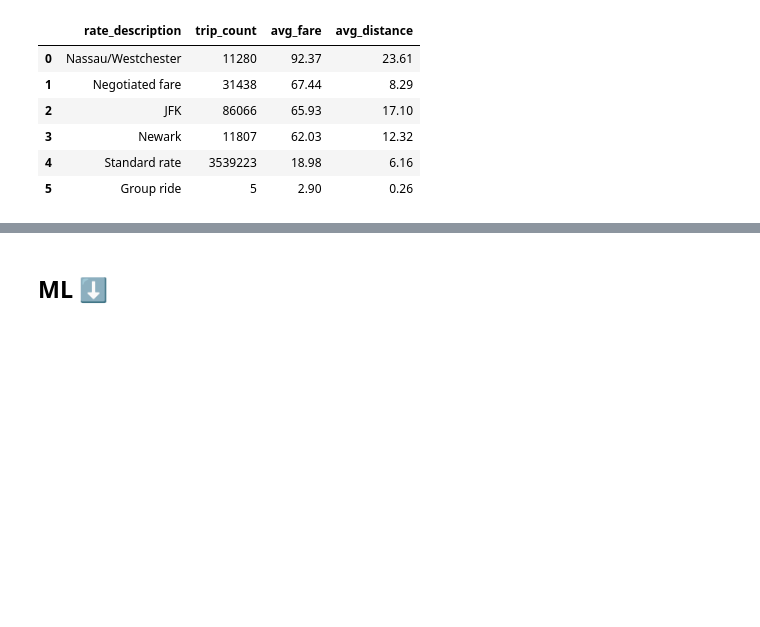
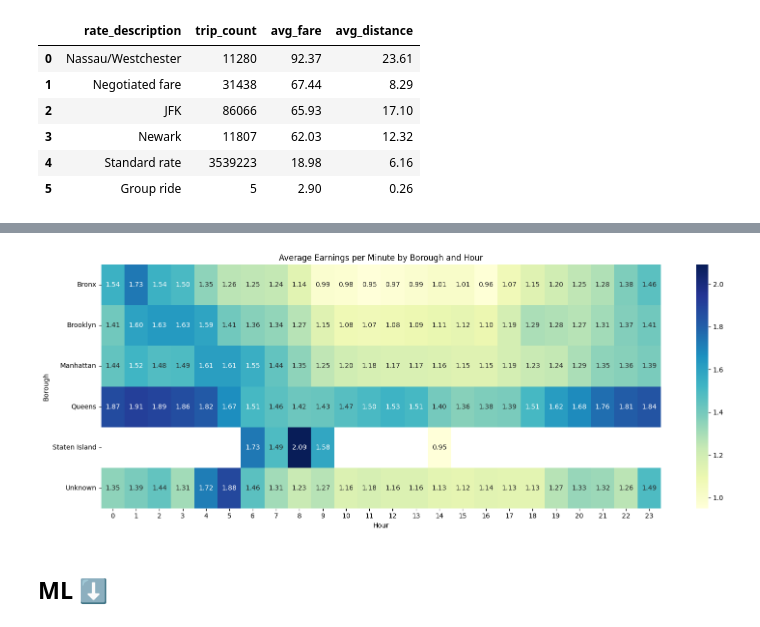
Before and after one commit to sogandghiami/Uber_taxi, a Jupyter notebook: nyc_yellow_taxi_analysis.ipynb, the cells around one changed output, grey strips where cells are left out. Saved outputs shown, nothing was run; the diff lists cells and outputs as text; code cells hidden in the pictures; blank space fills up the shorter version.

Commit message:
feat: analyze average earnings per minute by borough and hour

```diff
--- a/nyc_yellow_taxi_analysis.ipynb
+++ b/nyc_yellow_taxi_analysis.ipynb
@@ -428,3 +428,23 @@ result2
 | 3 | Newark | 11807 | 62.03 | 12.32 |
 | 4 | Standard rate | 3539223 | 18.98 | 6.16 |
 | 5 | Group ride | 5 | 2.90 | 0.26 |
+# %%
+query3 = '''
+SELECT
+    dl.borough,
+    ft.pickup_hour,
+    COUNT(*) AS trip_count,
+    ROUND(AVG(ft.fare_amount), 2) AS avg_fare,
+    ROUND(AVG(ft.fare_amount / ft.trip_duration_minutes), 2) AS avg_earnings_per_minute
+FROM fact_trip ft
+JOIN dim_location dl ON ft.pickup_location_id = dl.location_id
+WHERE ft.trip_duration_minutes >= 2
+  AND ft.trip_duration_minutes <= 180
+  AND dl.borough IS NOT NULL
+GROUP BY dl.borough, ft.pickup_hour
+HAVING COUNT(*) >= 20
+ORDER BY dl.borough, ft.pickup_hour
+'''
+
+result3= pd.read_sql_query(query3,conn)
+result3
@@ -431,3 +465,17 @@ result2
+# %%
+import seaborn as sns
+
+pivot_earnings = result3.pivot(index='borough', columns='pickup_hour', values='avg_earnings_per_minute')
+
+plt.figure(figsize=(16, 6))
+sns.heatmap(pivot_earnings, cmap='YlGnBu', annot=True, fmt='.2f')
+plt.title('Average Earnings per Minute by Borough and Hour')
+plt.xlabel('Hour')
+plt.ylabel('Borough')
+plt.tight_layout()
+plt.show()
+# %% [output]
+[figure, added]
 # %% [markdown]
 ## ML ⬇
 # %%
```
Also changed, not shown: parts of 2 cells of this notebook.
